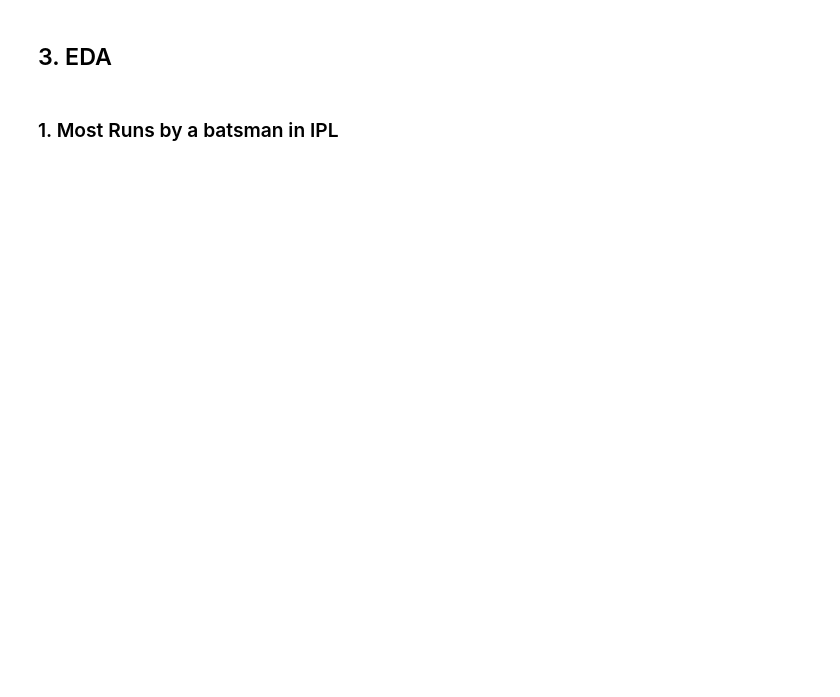
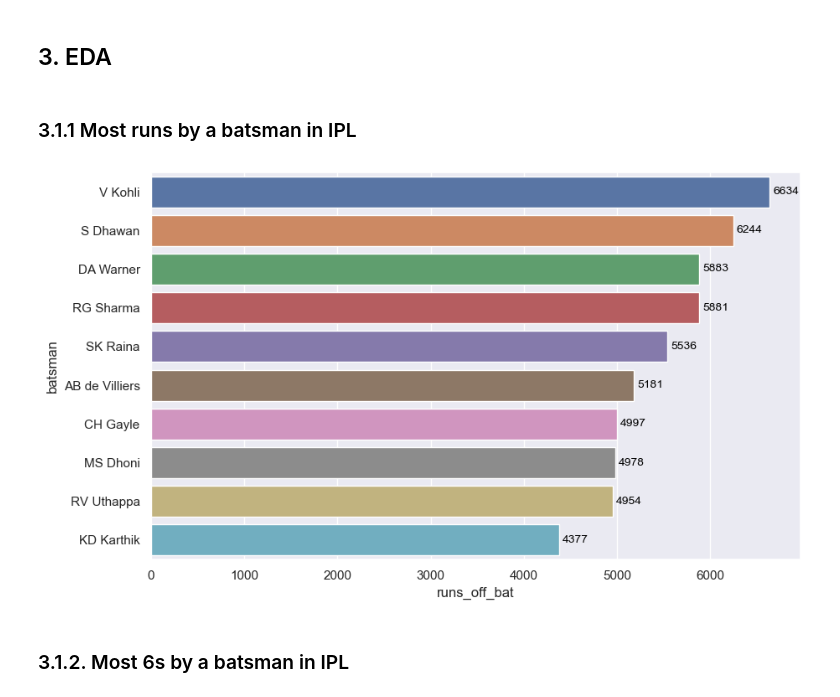
Before and after one commit to khyatidesai09/IPLMenAnalysis, a Jupyter notebook: ipl_analysis.ipynb, the cells around one changed output. Drawn from its saved outputs; the diff is of its cells as text; code cells hidden in the pictures; blank space fills up the shorter version.

```diff
--- a/ipl_analysis.ipynb
+++ b/ipl_analysis.ipynb
@@ -209,4 +251,16 @@ main_dataframe['wickets']=(main_dataframe['kind_of_wicket']!='No Wicket').map({T
+# %%
+# create new column to indetify weather a ball was 4 or not
+
+main_dataframe['four']=(main_dataframe['runs_off_bat']==4).map({True:1,False:0})
+# %%
+# separating column over_and_ball to create 2 new columns
+
+main_dataframe['over']=main_dataframe['over_and_ball'].apply(lambda x: math.ceil(x))
+# %%
+# separating column over_and_ball to create 2 new columns
+
+main_dataframe['ball']=main_dataframe['over_and_ball'].apply(lambda x: int((x*10)%10))
 # %% [markdown]
 ## 3. EDA
 # %% [markdown]
-### 1. Most Runs by a batsman in IPL
+### 3.1.1 Most runs by a batsman in IPL
@@ -216,0 +267,16 @@ batting_data = main_dataframe[batting_cols]
+# %%
+# get top 10 run scorers
+
+most_runs_batsman=main_dataframe[['batsman','runs_off_bat']].groupby(["batsman"], as_index=False).sum(numeric_only=True).sort_values(by='runs_off_bat',ascending=False).head(10)
+
+most_runs_batsman=most_runs_batsman.reset_index(drop=True)
+# %%
+plt.figure(figsize=(10,6))
+
+ax = sns.barplot(data=most_runs_batsman,x="runs_off_bat",y="batsman",orient="h")
+ax.bar_label(ax.containers[0],label_type='edge',color='black', fontsize=10, padding=3)
+plt.show()
+# %% [output]
+[figure, added]
+# %% [markdown]
+### 3.1.2. Most 6s by a batsman in IPL
```
Also changed, not shown: parts of 78 cells of this notebook.
